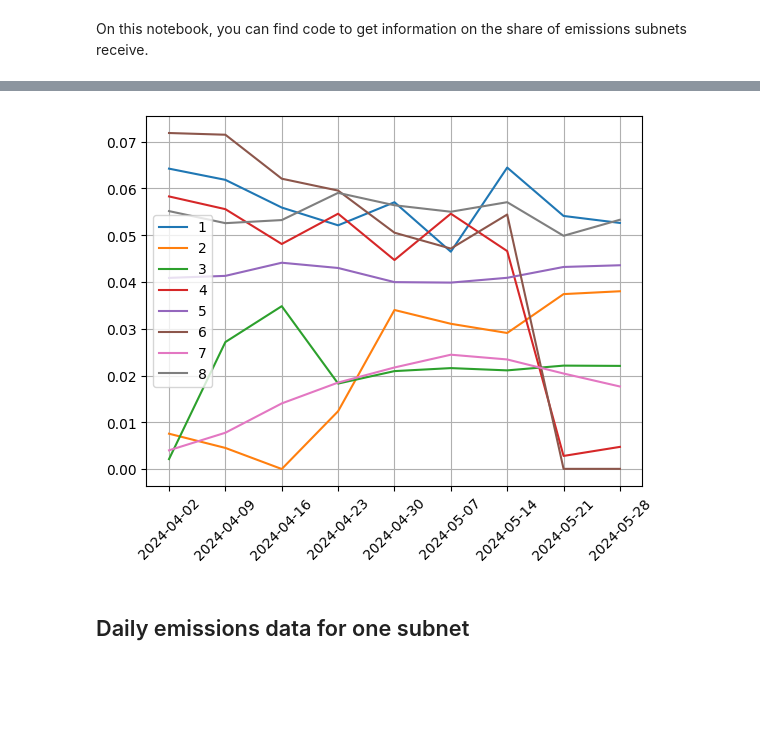
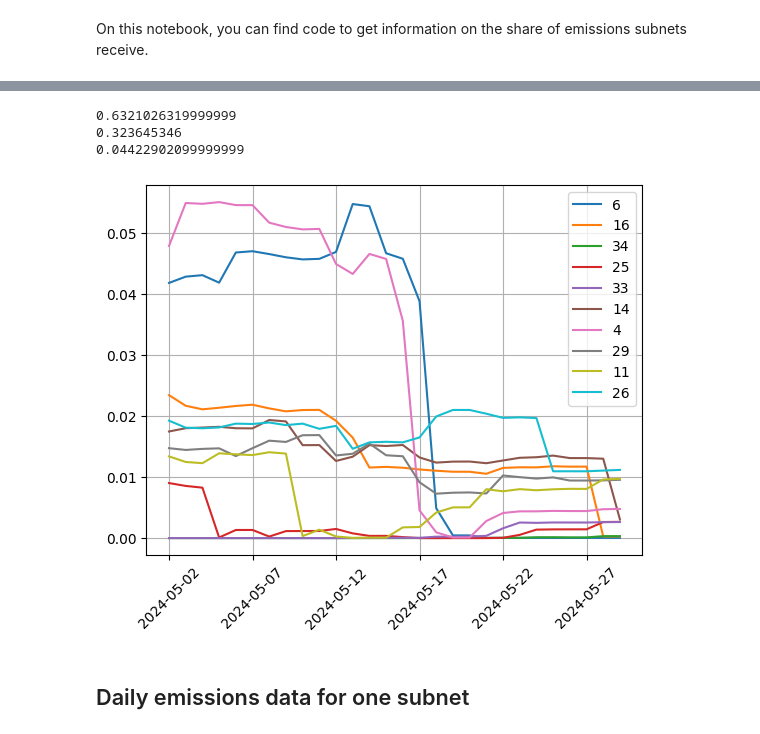
Before and after one commit to Mentat-Minds/network-analysis, a Jupyter notebook: emissions/historical-emissions.ipynb, the cells around one changed output, grey strips where cells are left out. Saved outputs shown, nothing was run; the diff lists cells and outputs as text; code cells hidden in the pictures; blank space fills up the shorter version.

Commit message:
update with historical emissions

```diff
--- a/emissions/historical-emissions.ipynb
+++ b/emissions/historical-emissions.ipynb
@@ -23,11 +25,11 @@ print(block)
 # get latest block
 # essai sur 4 mois, avec 6000 blocks/j, 1semaine = 42000 blocks
 blocks_per_week = 7200*7
-blocks = range(block - blocks_per_week*8, block + blocks_per_week, blocks_per_week)
+blocks = range(block - blocks_per_week*4, block, 7200)
 #jour block 2735000: 10 avril
 # find block timestamp
 today = datetime.today().date()
-start_date = (today - relativedelta(weeks=8))
+start_date = (today - relativedelta(weeks=4))
 days_since_start = 0
 print(block, blocks)
 # %% [output]
@@ -85,0 +38,36 @@ emissions_SN1to8 = pd.DataFrame(emissions_data_SN1to8).T
+# %%
+emissions_data_top10 = {}
+emissions_data_bottom10 = {}
+emissions_data_middle = {}
+
+# to change every time I run it
+top10_subnets = [0, 19, 18, 9, 8, 1, 5, 21, 2, 22]
+bottom10_subnets = [6, 16, 34, 25, 33, 14, 4, 29, 11, 26]
+middle_subnets= [value for value in range(0, 35) if value not in set(top10_subnets + bottom10_subnets)]
+
+for block in blocks:
+    top10_subnets_emissions = {}
+    bottom10_subnets_emissions = {}
+    middle_subnets_emissions = {}
+
+    date = (start_date + relativedelta(days=days_since_start)).strftime('%Y-%m-%d')
+    days_since_start += 1
+    print(block, date)
+
+    for i in top10_subnets:
+        top10_subnets_emissions[i]= float(subtensor.get_emission_value_by_subnet(i, block))
+    emissions_data_top10[date] = top10_subnets_emissions
+
+
+    for i in bottom10_subnets:
+        bottom10_subnets_emissions[i]= float(subtensor.get_emission_value_by_subnet(i, block))
+    emissions_data_bottom10[date] = bottom10_subnets_emissions
+
+
+    for i in middle_subnets:
+        middle_subnets_emissions[i]= float(subtensor.get_emission_value_by_subnet(i, block))
+    emissions_data_middle[date] = middle_subnets_emissions
+
+emissions_data_top10 = pd.DataFrame(emissions_data_top10).T
+emissions_data_bottom10 = pd.DataFrame(emissions_data_bottom10).T
+emissions_data_middle = pd.DataFrame(emissions_data_middle).T
@@ -86,10 +92,18 @@ emissions_SN1to8 = pd.DataFrame(emissions_data_SN1to8).T
+# %%
+print(emissions_data_top10.iloc[-1].sum())
+print(emissions_data_middle.iloc[-1].sum())
+print(emissions_data_bottom10.iloc[-1].sum())
+# %% [output]
+0.6321026319999999
+0.323645346
+0.04422902099999999
 # %%
-emissions_SN1to8.plot(kind='line')
+emissions_data_bottom10.plot(kind='line')
 plt.xticks(rotation=45)
 plt.grid()
 plt.show()
 # %% [output]
-[figure, old version]
+[figure, new version]
 # %% [markdown]
 ## Daily emissions data for one subnet
 # %%
```
Also changed, not shown: parts of 6 cells of this notebook, 4 other files.
